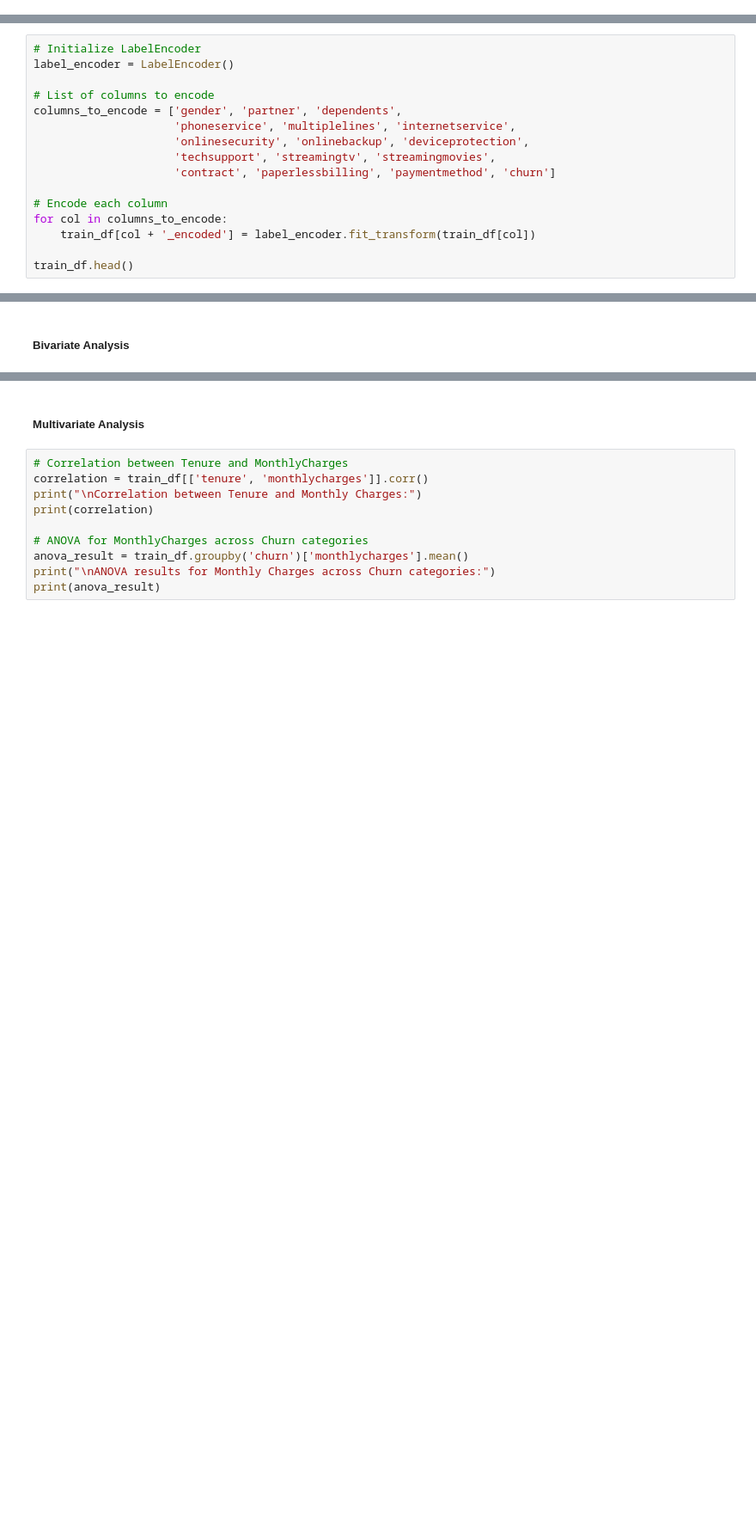
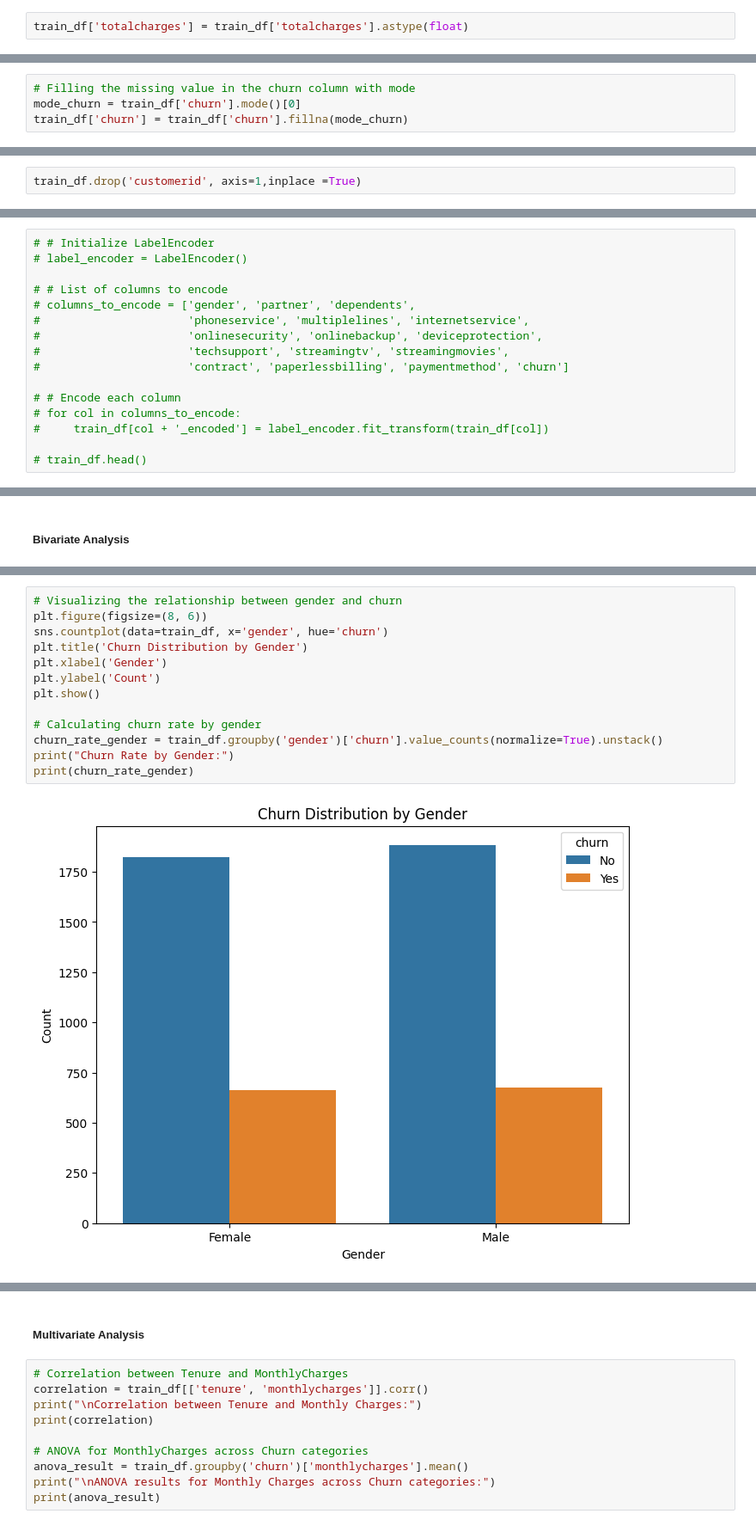
Before and after one commit to heldana30/Customer_Churn_Prediction, a Jupyter notebook: customer_churn_prediction.ipynb, the cells around one changed output, grey strips where cells are left out. Shown: that part at 86% size. Cells and saved outputs as stored; diff of their text form; blank space fills up the shorter version.

```diff
--- a/customer_churn_prediction.ipynb
+++ b/customer_churn_prediction.ipynb
@@ -484,0 +457,2 @@ results_df
+# %%
+train_df['totalcharges'] = train_df['totalcharges'].astype(float)
@@ -484,0 +461,4 @@ results_df
+# %%
+# Filling the missing value in the churn column with mode
+mode_churn = train_df['churn'].mode()[0]
+train_df['churn'] = train_df['churn'].fillna(mode_churn)
@@ -485,3 +467,5 @@ results_df
+# %%
+train_df.drop('customerid', axis=1,inplace =True)
 # %% [markdown]
 Checking the dataset again
 # %%
@@ -529,18 +513,18 @@ We now have a dataset with no missing values
 # %% [markdown]
 Now, Using the Label Encoder to encode categorical columns
 # %%
-# Initialize LabelEncoder
-label_encoder = LabelEncoder()
+# # Initialize LabelEncoder
+# label_encoder = LabelEncoder()
 
-# List of columns to encode
-columns_to_encode = ['gender', 'partner', 'dependents',
-                     'phoneservice', 'multiplelines', 'internetservice',
-                     'onlinesecurity', 'onlinebackup', 'deviceprotection',
-                     'techsupport', 'streamingtv', 'streamingmovies',
-                     'contract', 'paperlessbilling', 'paymentmethod', 'churn']
+# # List of columns to encode
+# columns_to_encode = ['gender', 'partner', 'dependents',
+#                      'phoneservice', 'multiplelines', 'internetservice',
+#                      'onlinesecurity', 'onlinebackup', 'deviceprotection',
+#                      'techsupport', 'streamingtv', 'streamingmovies',
+#                      'contract', 'paperlessbilling', 'paymentmethod', 'churn']
 
-# Encode each column
-for col in columns_to_encode:
-    train_df[col + '_encoded'] = label_encoder.fit_transform(train_df[col])
+# # Encode each column
+# for col in columns_to_encode:
+#     train_df[col + '_encoded'] = label_encoder.fit_transform(train_df[col])
 
-train_df.head()
+# train_df.head()
@@ -656,3 +632,18 @@ plt.show()
 # %% [output]
 [figure]
 [figure]
+# %%
+# Visualizing the relationship between gender and churn
+plt.figure(figsize=(8, 6))
+sns.countplot(data=train_df, x='gender', hue='churn')
+plt.title('Churn Distribution by Gender')
+plt.xlabel('Gender')
+plt.ylabel('Count')
+plt.show()
+
+# Calculating churn rate by gender
+churn_rate_gender = train_df.groupby('gender')['churn'].value_counts(normalize=True).unstack()
+print("Churn Rate by Gender:")
+print(churn_rate_gender)
+# %% [output]
+[figure, added]
```
Also changed, not shown: parts of 26 cells of this notebook.
